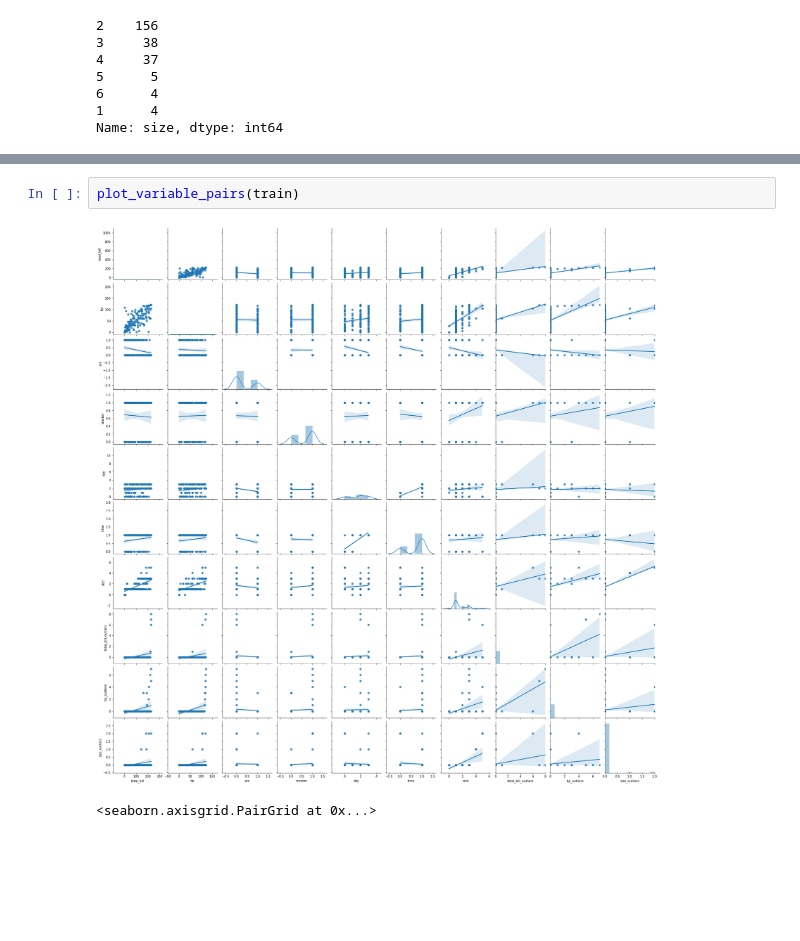
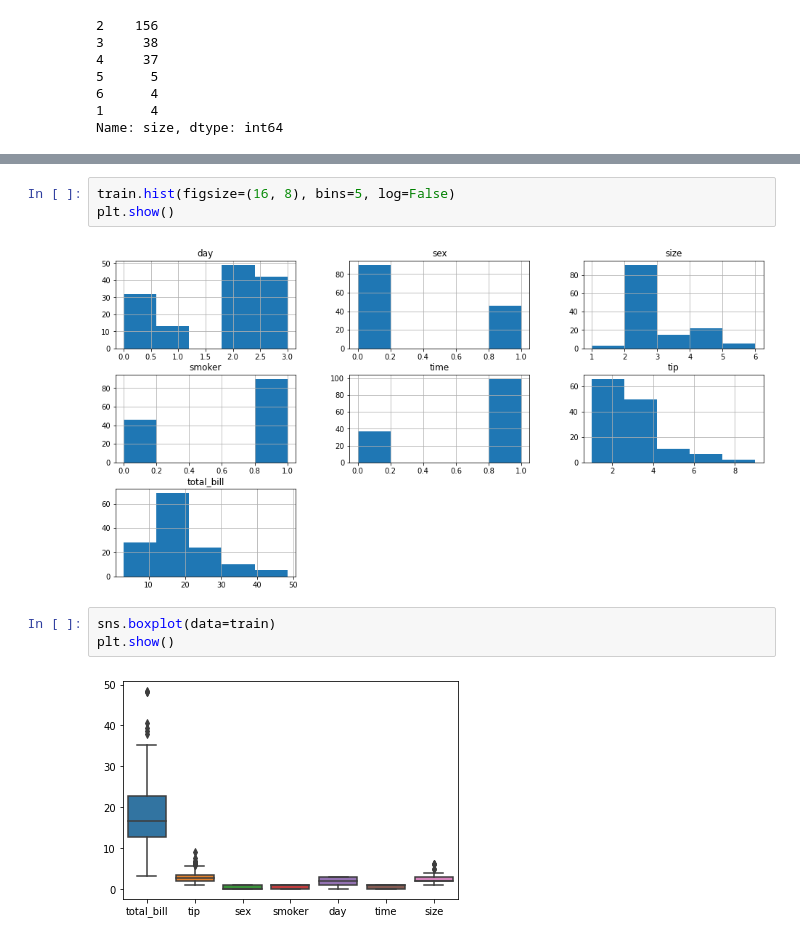
Before and after one commit to CSolitaire/clustering-exercises, a Jupyter notebook: explore_tips.ipynb, the cells around one changed output, grey strips where cells are left out. Saved outputs shown, nothing was run; the diff lists cells and outputs as text; blank space fills up the shorter version.

```diff
--- a/explore_tips.ipynb
+++ b/explore_tips.ipynb
@@ -212,5 +261,10 @@ def plot_variable_pairs(df):
-# %%
-plot_variable_pairs(train)
-# %% [output]
-[figure, removed]
-<seaborn.axisgrid.PairGrid at 0x...>
+# %%
+train.hist(figsize=(16, 8), bins=5, log=False)
+plt.show()
+# %% [output]
+[figure, added]
+# %%
+sns.boxplot(data=train)
+plt.show()
+# %% [output]
+[figure, added]
```
Also changed, not shown: parts of 26 cells of this notebook, 1 other file.
